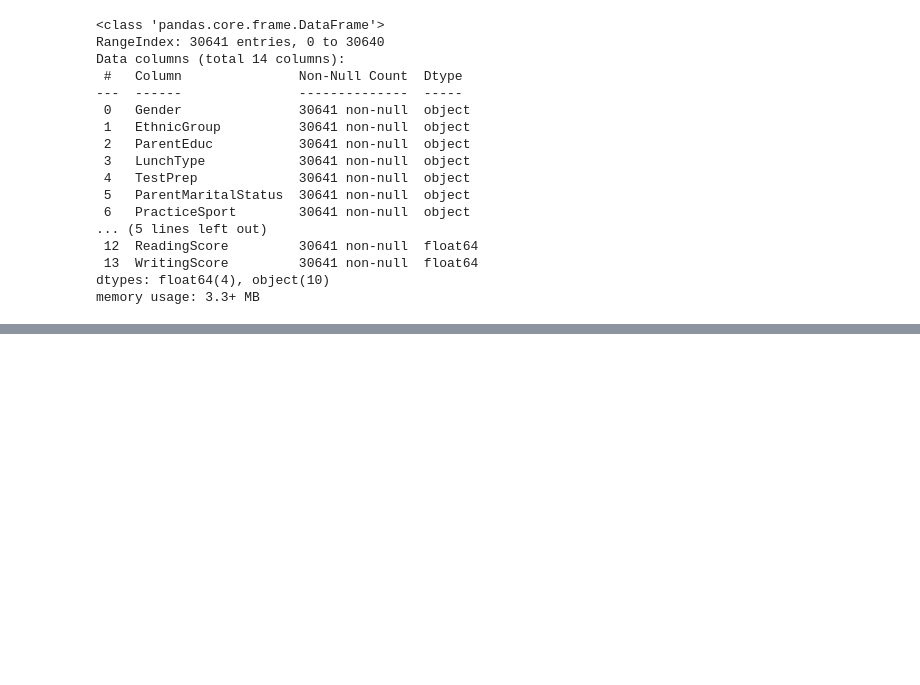
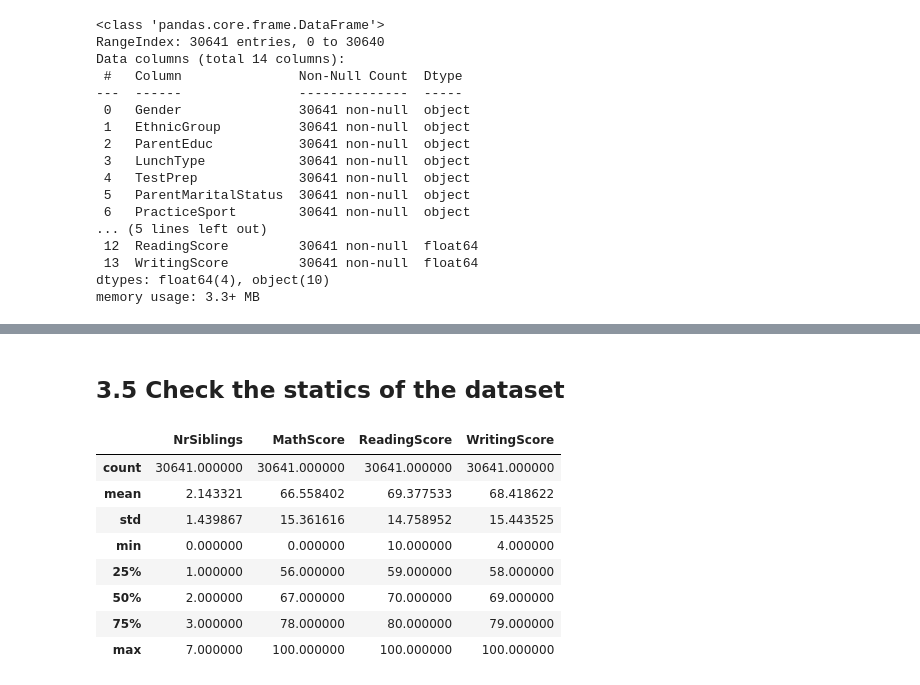
Before and after one commit to pinilDissanayaka/StudenExamScore, a Jupyter notebook: Notebooks/1. Students Exam Scores EDA.ipynb, the cells around one changed output, grey strips where cells are left out. Cells and saved outputs as stored; diff of their text form; code cells hidden in the pictures; blank space fills up the shorter version.

```diff
--- a/Notebooks/1. Students Exam Scores EDA.ipynb
+++ b/Notebooks/1. Students Exam Scores EDA.ipynb
@@ -233,0 +277,14 @@ memory usage: 3.3+ MB
+# %% [markdown]
+## 3.5 Check the statics of the dataset
+# %%
+df.describe()
+# %% [output]
+|  | NrSiblings | MathScore | ReadingScore | WritingScore |
+| count | 30641.000000 | 30641.000000 | 30641.000000 | 30641.000000 |
+| mean | 2.143321 | 66.558402 | 69.377533 | 68.418622 |
+| std | 1.439867 | 15.361616 | 14.758952 | 15.443525 |
+| min | 0.000000 | 0.000000 | 10.000000 | 4.000000 |
+| 25% | 1.000000 | 56.000000 | 59.000000 | 58.000000 |
+| 50% | 2.000000 | 67.000000 | 70.000000 | 69.000000 |
+| 75% | 3.000000 | 78.000000 | 80.000000 | 79.000000 |
+| max | 7.000000 | 100.000000 | 100.000000 | 100.000000 |
```
Also changed, not shown: parts of 7 cells of this notebook.
